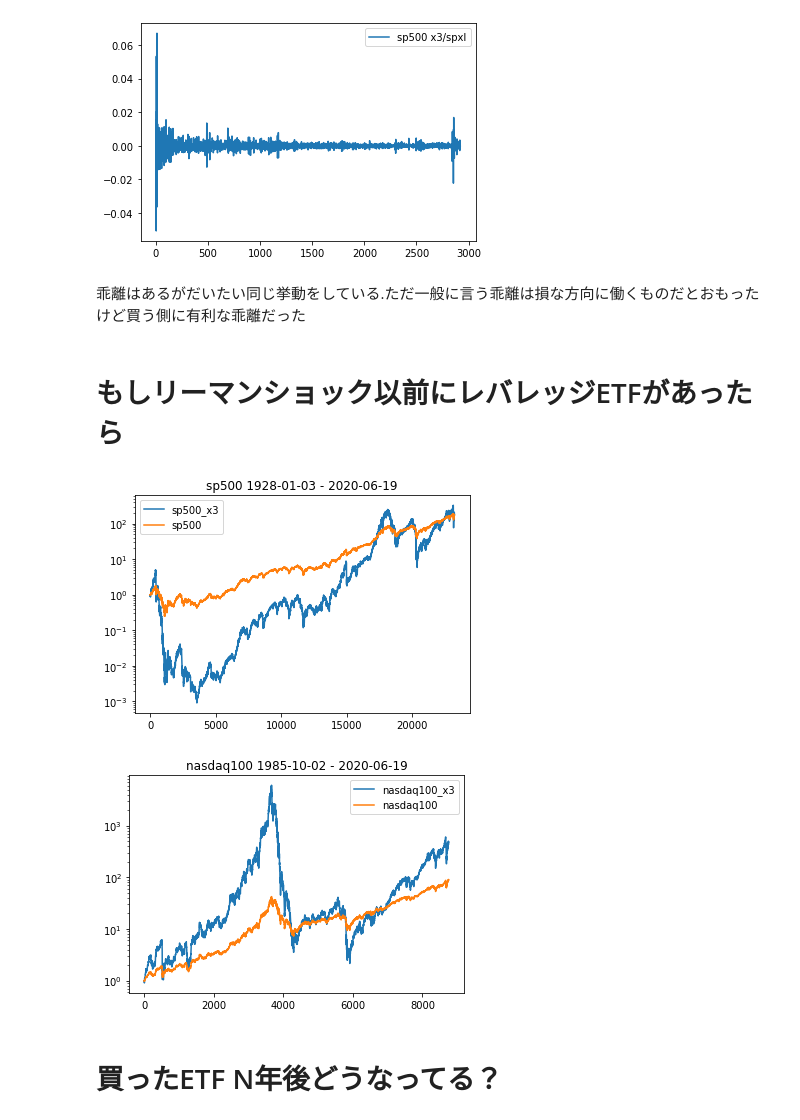
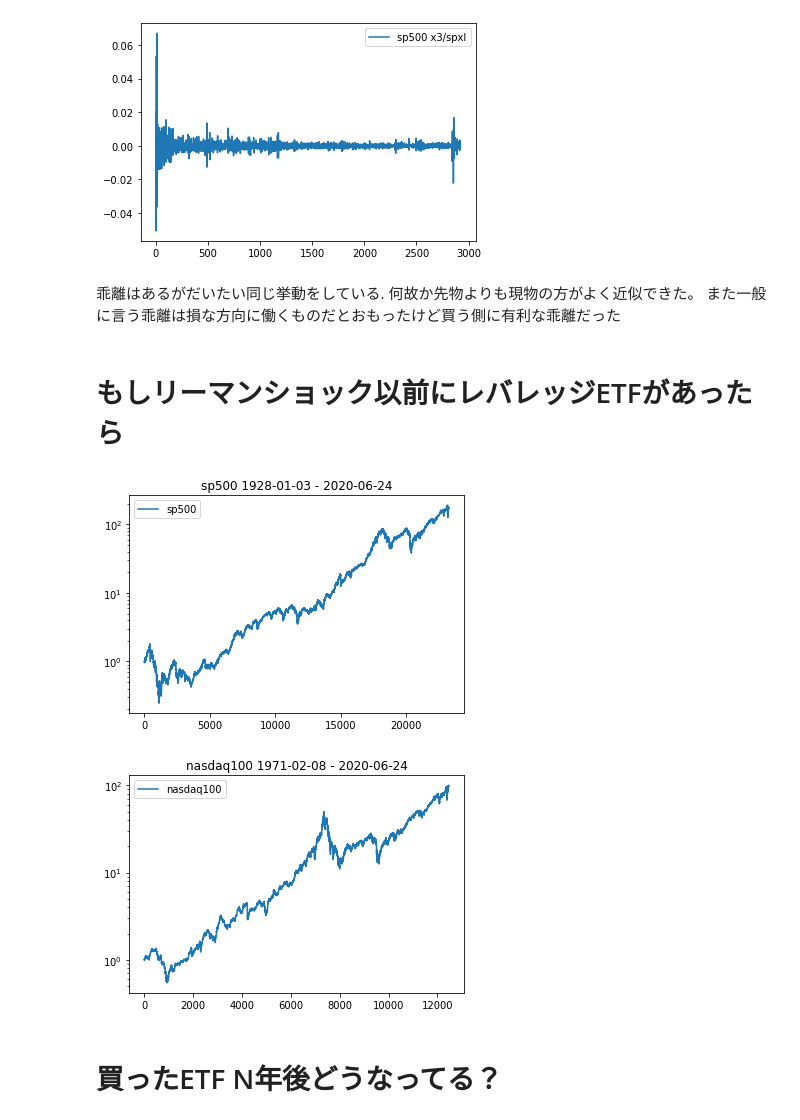
Before and after one commit to IntenF/leveraged_etf, a Jupyter notebook: レバレッジETFの特性調べ.ipynb, the cells around one changed output. Cells and saved outputs as stored; diff of their text form; code cells hidden in the pictures.

```diff
--- a/レバレッジETFの特性調べ.ipynb
+++ b/レバレッジETFの特性調べ.ipynb
@@ -13,0 +22,9 @@ from collections import namedtuple
+# %%
+sample = results['nasdaq100_x3']['exe1'][1].copy()
+sample = np.sort(sample)
+# %%
+slot = {sample[n]:0.01 for n in range(0, 10000, 100)}
+_sum =  0
+for k in slot.keys():
+    _sum += slot[k]
+slot = {k:slot[k]/_sum for k in slot.keys()}
@@ -14,8 +55,8 @@ from collections import namedtuple
 # %% [markdown]
 # データ読み込み及び前処理
 # %%
-file_names = ['sp500', 'nasdaq100']
-datas = {k: pd.read_csv(f'data/{k}.csv') for k in file_names}
+file_names = ['sp500', 'nasdaq100', ]
+datas = {k: pd.read_csv(f'data/yahoo.com/{k}.csv') for k in file_names}
 # %%
 #前日比のカラムを作る
 for key in datas.keys():
@@ -63,8 +158,9 @@ plt.show()
 [figure]
 [figure]
 [figure]
-# %% [markdown]
-乖離はあるがだいたい同じ挙動をしている.ただ一般に言う乖離は損な方向に働くものだとおもったけど買う側に有利な乖離だった
+# %% [markdown]
+乖離はあるがだいたい同じ挙動をしている. 何故か先物よりも現物の方がよく近似できた。
+また一般に言う乖離は損な方向に働くものだとおもったけど買う側に有利な乖離だった
 # %% [markdown]
 # もしリーマンショック以前にレバレッジETFがあったら
 # %%
@@ -79,17 +175,17 @@ for k in file_names:
 # %%
 for k in file_names:
     x = datas[k].Date
     plt.title(f"{k} {x.iloc[0]} - {x.iloc[-1]}")
     l = k+'_x3'
-    plt.plot(datas[l]['Adj Close']/datas[l]['Adj Close'].iloc[0], label=l)
+    #plt.plot(datas[l]['Adj Close']/datas[l]['Adj Close'].iloc[0], label=l)
     l = k
     plt.plot(datas[l]['Adj Close']/datas[l]['Adj Close'].iloc[0], label=l)
     plt.yscale('log')
     plt.legend()
     plt.show()
 # %% [output]
-[figure, old version]
+[figure, new version]
-[figure, old version]
+[figure, new version]
 # %%
 results = {k:{} for k in datas.keys()}
 # %% [markdown]
```
Also changed, not shown: parts of 35 cells of this notebook, 1 other file.
